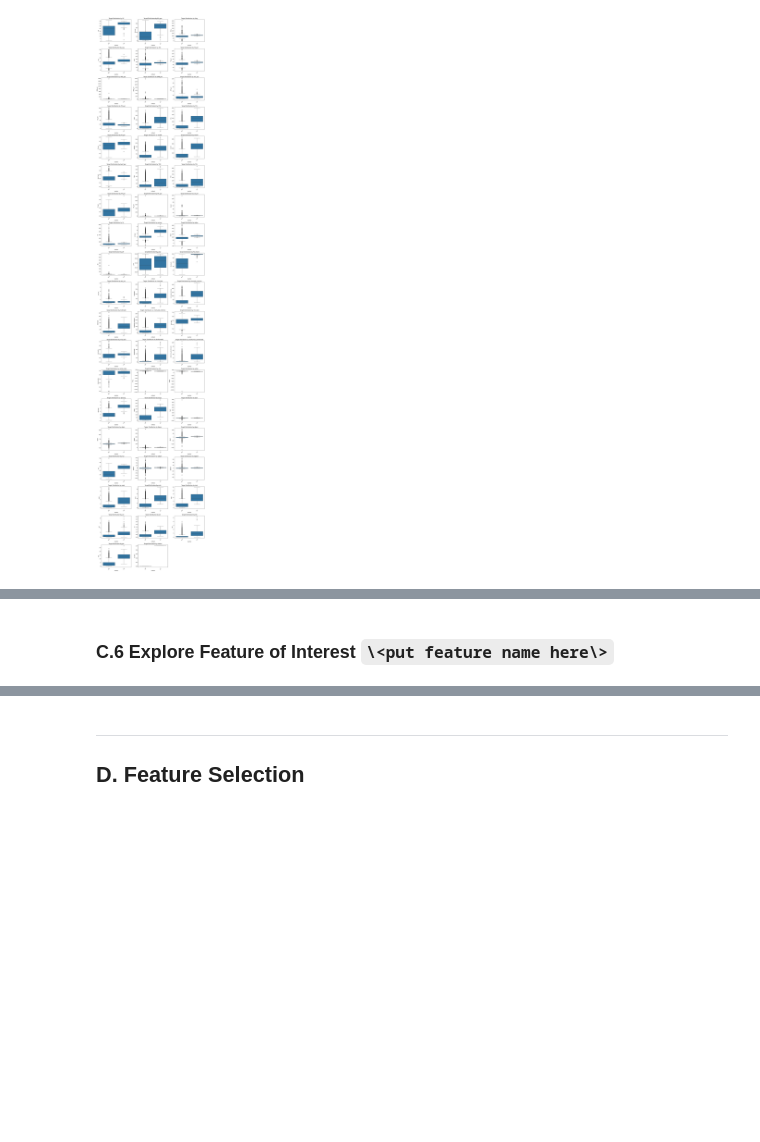
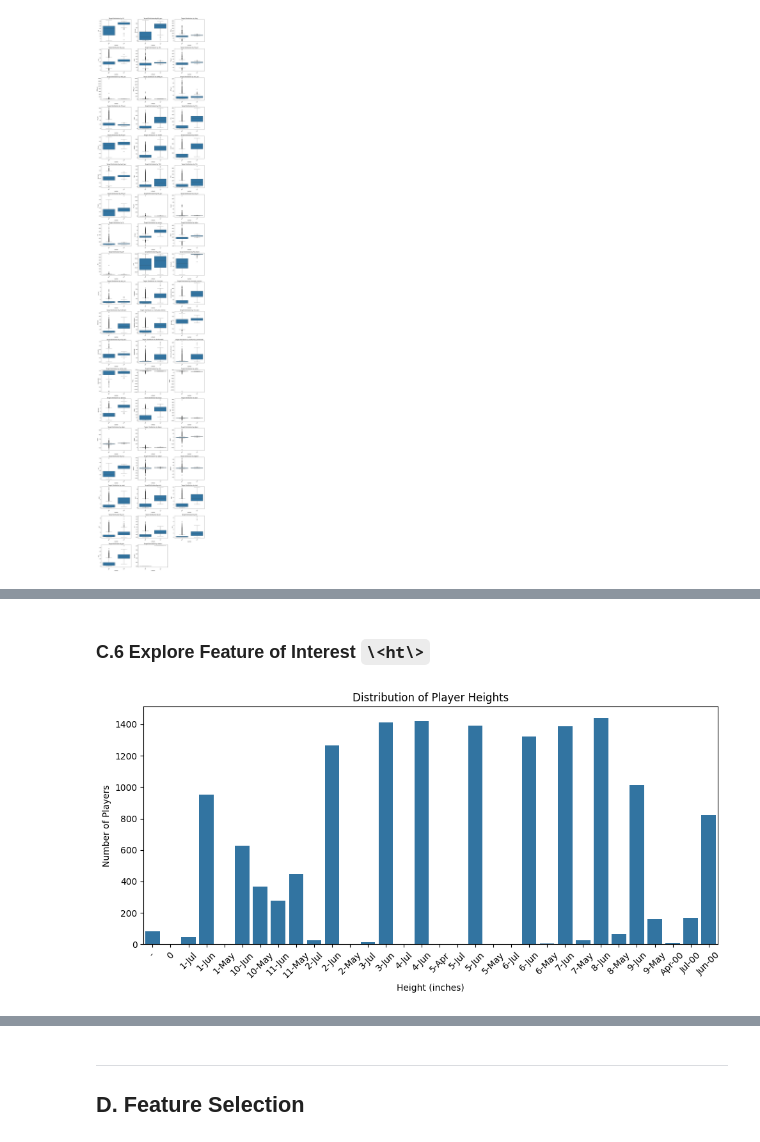
Before and after one commit to shreyashn10/amla_group23_at1, a Jupyter notebook: notebooks/36120-25SP-group23-14635775-AT1-experiment-1.ipynb, the cells around one changed output, grey strips where cells are left out. Cells and saved outputs as stored; diff of their text form; code cells hidden in the pictures; blank space fills up the shorter version.

```diff
--- a/notebooks/36120-25SP-group23-14635775-AT1-experiment-1.ipynb
+++ b/notebooks/36120-25SP-group23-14635775-AT1-experiment-1.ipynb
@@ -247,2 +434,2 @@ print_tile(size="h3", key='feature_1_insights', value=feature_1_insights)
 # %% [markdown]
-### C.6 Explore Feature of Interest `\<put feature name here\>`
+### C.6 Explore Feature of Interest `\<ht\>`
@@ -255,0 +436,15 @@ provide a detailed analysis on the selected feature, its distribution, limitatio
+# %%
+# Understanding feature height format
+
+ht_values = df['ht'].value_counts().sort_index()
+
+plt.figure(figsize=(10, 5))
+sns.barplot(x=ht_values.index, y=ht_values.values)
+plt.title('Distribution of Player Heights')
+plt.xlabel('Height (inches)')
+plt.ylabel('Number of Players')
+plt.xticks(rotation=45)
+plt.tight_layout()
+plt.show()
+# %% [output]
+[figure, added]
```
Also changed, not shown: parts of 143 cells of this notebook, 7 other files.
